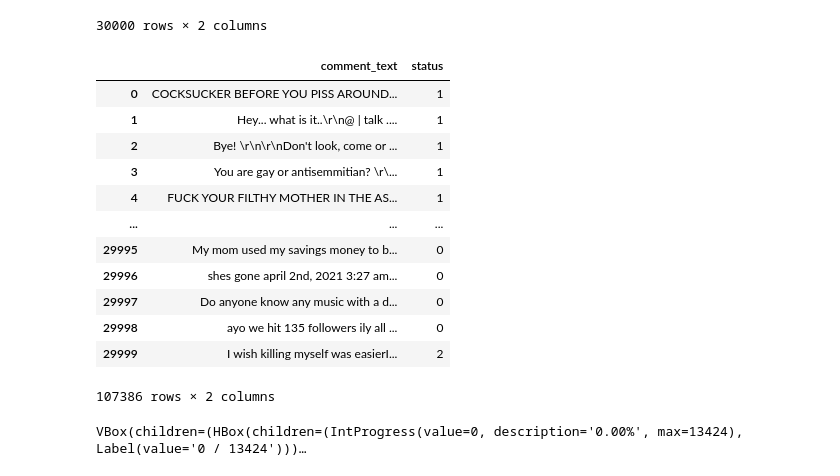
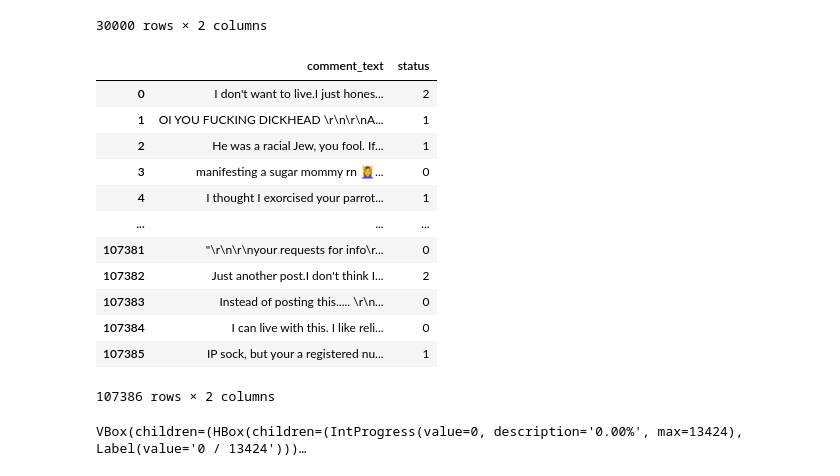
Before and after one commit to CorentinMaille/TP_commentaire, a Jupyter notebook: backend/IA.ipynb, the cells around one changed output. Cells and saved outputs as stored; diff of their text form; code cells hidden in the pictures.

```diff
--- a/backend/IA.ipynb
+++ b/backend/IA.ipynb
@@ -215,20 +215,20 @@ suicide
 # %%
 df = pd.concat([jigsaw_toxic, suicide])
 df.value_counts('status')
-df
+df.sample(frac=1).reset_index(drop=True)
 # %% [output]
 |  | comment_text | status |
-| 0 | COCKSUCKER BEFORE YOU PISS AROUND... | 1 |
-| 1 | Hey... what is it..\r\n@ | talk .... | 1 |
-| 2 | Bye! \r\n\r\nDon't look, come or ... | 1 |
-| 3 | You are gay or antisemmitian? \r\... | 1 |
-| 4 | FUCK YOUR FILTHY MOTHER IN THE AS... | 1 |
+| 0 | I don't want to live.I just hones... | 2 |
+| 1 | OI YOU FUCKING DICKHEAD \r\n\r\nA... | 1 |
+| 2 | He was a racial Jew, you fool. If... | 1 |
+| 3 | manifesting a sugar mommy rn 💆‍♀️... | 0 |
+| 4 | I thought I exorcised your parrot... | 1 |
 | ... | ... | ... |
-| 29995 | My mom used my savings money to b... | 0 |
-| 29996 | shes gone april 2nd, 2021 3:27 am... | 0 |
-| 29997 | Do anyone know any music with a d... | 0 |
-| 29998 | ayo we hit 135 followers ily all ... | 0 |
-| 29999 | I wish killing myself was easierI... | 2 |
+| 107381 | "\r\n\r\nyour requests for info\r... | 0 |
+| 107382 | Just another post.I don't think I... | 2 |
+| 107383 | Instead of posting this..... \r\n... | 0 |
+| 107384 | I can live with this. I like reli... | 0 |
+| 107385 | IP sock, but your a registered nu... | 1 |
 107386 rows × 2 columns
 # %%
 # df['comment_text'] = df['comment_text'].swifter.apply(treat_comment)
```
Also changed, not shown: parts of 5 cells of this notebook.
